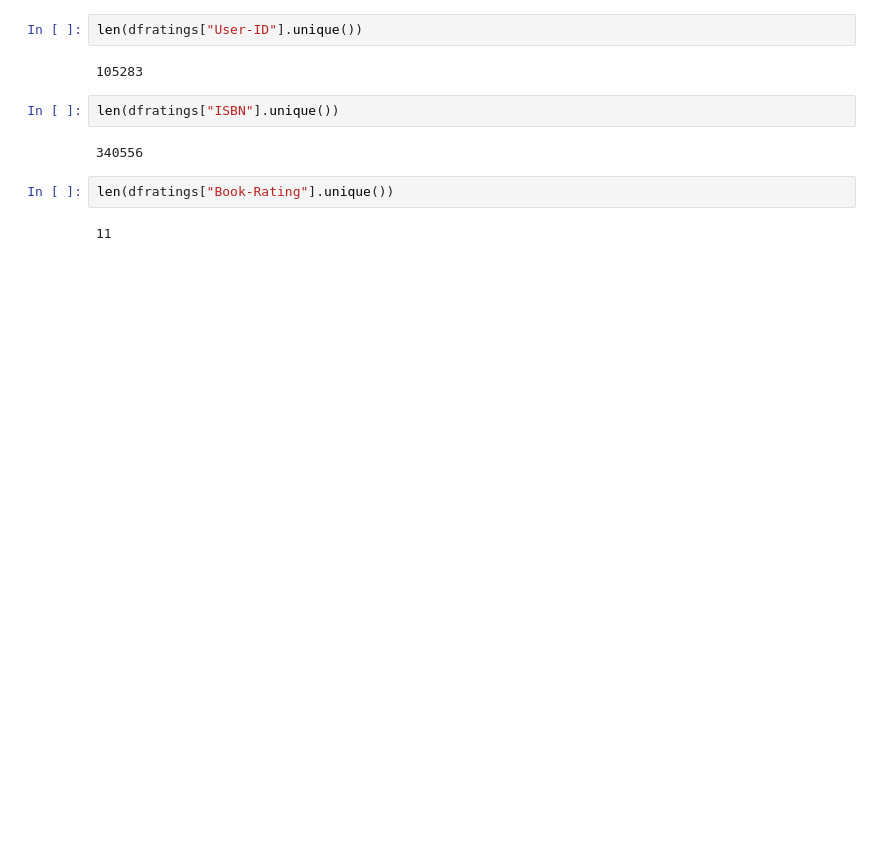
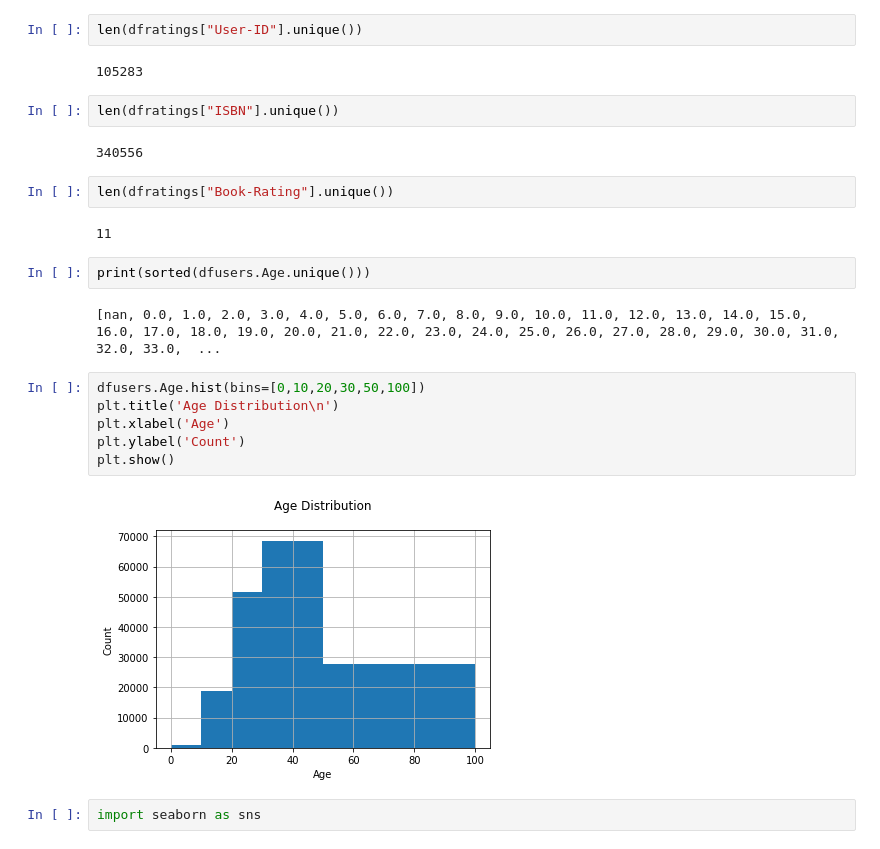
Before and after one commit to Kaizensk/Book-Recommender-System, a Jupyter notebook: ShwetaKumari_Book_Recommendation.ipynb, the cells around one changed output. Cells and saved outputs as stored; diff of their text form; blank space fills up the shorter version.

```diff
--- a/ShwetaKumari_Book_Recommendation.ipynb
+++ b/ShwetaKumari_Book_Recommendation.ipynb
@@ -233,3 +232,17 @@ len(dfratings["ISBN"].unique())
 len(dfratings["Book-Rating"].unique())
 # %% [output]
 11
+# %%
+print(sorted(dfusers.Age.unique()))
+# %% [output]
+[nan, 0.0, 1.0, 2.0, 3.0, 4.0, 5.0, 6.0, 7.0, 8.0, 9.0, 10.0, 11.0, 12.0, 13.0, 14.0, 15.0, 16.0, 17.0, 18.0, 19.0, 20.0, 21.0, 22.0, 23.0, 24.0, 25.0, 26.0, 27.0, 28.0, 29.0, 30.0, 31.0, 32.0, 33.0,  ...
+# %%
+dfusers.Age.hist(bins=[0,10,20,30,50,100])
+plt.title('Age Distribution\n')
+plt.xlabel('Age')
+plt.ylabel('Count')
+plt.show()
+# %% [output]
+[figure, added]
+# %%
+import seaborn as sns
```
Also changed, not shown: parts of 21 cells of this notebook.
